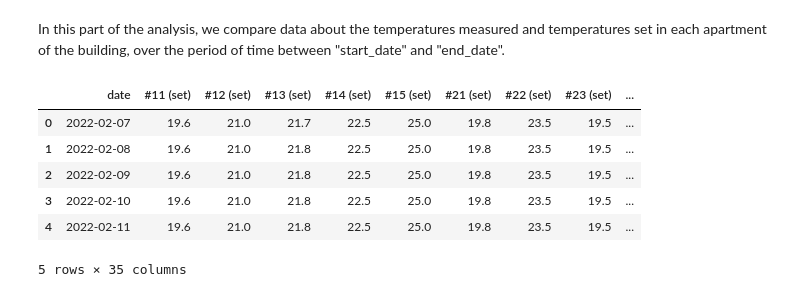
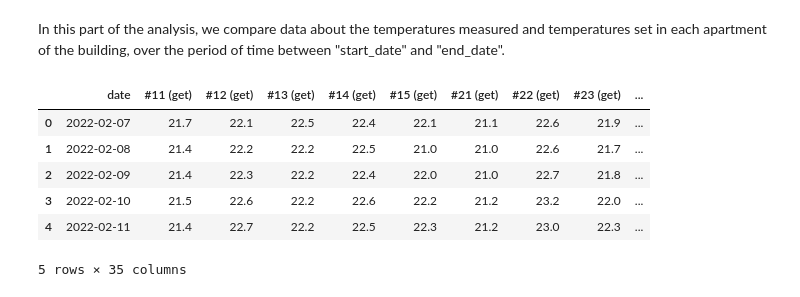
Before and after one commit to rtiedra/data-science, a Jupyter notebook: building_heating/building_heating.ipynb, the cells around one changed output. Saved outputs shown, nothing was run; the diff lists cells and outputs as text; code cells hidden in the pictures.

```diff
--- a/building_heating/building_heating.ipynb
+++ b/building_heating/building_heating.ipynb
@@ -335,40 +335,40 @@ df_get['average (get)'] = np.ma.average(masked_get, axis=1, weights=volumes)
 
 # Computing for each date the min and max temperatures measured in each apartment
 # The original DataFrame "merge_get" is used for the computations
 # Rounding to one decimal the data of the resulting DataFrame
 
 df_get['min (get)'] = (merge_get.drop('date', axis=1)).min(axis=1)
 df_get['max (get)'] = (merge_get.drop('date', axis=1)).max(axis=1)
 df_get = round(df_get, 1)
 
 # Merging the DataFrames contained in "dflist_set" into a single DataFrame "merge_set"
 # Making a copy of it in DataFrame "df_set"
 
 merge_set = reduce(lambda x, y: pd.merge(x, y, on='date', how='outer'), dflist_set)
 df_set = merge_set.copy(deep=True)
 
 # Computing for each date the usual average of the temperatures set in each apartment
 # Using a masked array (from the numpy.ma module) to discard "NaN" values
 
 masked_set = np.ma.masked_array(merge_set.drop('date', axis=1), np.isnan(merge_set.drop('date', axis=1)))
 df_set['average (set)'] = np.ma.average(masked_set, axis=1)
 
 # Computing for each date the min and max temperatures set in each apartment
 # The original DataFrame "merge_set" is used for the computations
 # Rounding to one decimal the data of the resulting DataFrame
 
 df_set['min (set)'] = (merge_set.drop('date', axis=1)).min(axis=1)
 df_set['max (set)'] = (merge_set.drop('date', axis=1)).max(axis=1)
 df_set = round(df_set, 1)
 
-df_set.head()
+df_get.head()
 # %% [output]
-|  | date | #11 (set) | #12 (set) | #13 (set) | #14 (set) | #15 (set) | #21 (set) | #22 (set) | #23 (set) | ... |
-| 0 | 2022-02-07 | 19.6 | 21.0 | 21.7 | 22.5 | 25.0 | 19.8 | 23.5 | 19.5 | ... |
-| 1 | 2022-02-08 | 19.6 | 21.0 | 21.8 | 22.5 | 25.0 | 19.8 | 23.5 | 19.5 | ... |
-| 2 | 2022-02-09 | 19.6 | 21.0 | 21.8 | 22.5 | 25.0 | 19.8 | 23.5 | 19.5 | ... |
-| 3 | 2022-02-10 | 19.6 | 21.0 | 21.8 | 22.5 | 25.0 | 19.8 | 23.5 | 19.5 | ... |
-| 4 | 2022-02-11 | 19.6 | 21.0 | 21.8 | 22.5 | 25.0 | 19.8 | 23.5 | 19.5 | ... |
+|  | date | #11 (get) | #12 (get) | #13 (get) | #14 (get) | #15 (get) | #21 (get) | #22 (get) | #23 (get) | ... |
+| 0 | 2022-02-07 | 21.7 | 22.1 | 22.5 | 22.4 | 22.1 | 21.1 | 22.6 | 21.9 | ... |
+| 1 | 2022-02-08 | 21.4 | 22.2 | 22.2 | 22.5 | 21.0 | 21.0 | 22.6 | 21.7 | ... |
+| 2 | 2022-02-09 | 21.4 | 22.3 | 22.2 | 22.4 | 22.0 | 21.0 | 22.7 | 21.8 | ... |
+| 3 | 2022-02-10 | 21.5 | 22.6 | 22.2 | 22.6 | 22.2 | 21.2 | 23.2 | 22.0 | ... |
+| 4 | 2022-02-11 | 21.4 | 22.7 | 22.2 | 22.5 | 22.3 | 21.2 | 23.0 | 22.3 | ... |
 5 rows × 35 columns
 # %%
 # Plot of the graphs of the temperatures measured (get) and set (set) for a given apartment
```
Also changed, not shown: parts of 15 cells of this notebook.
